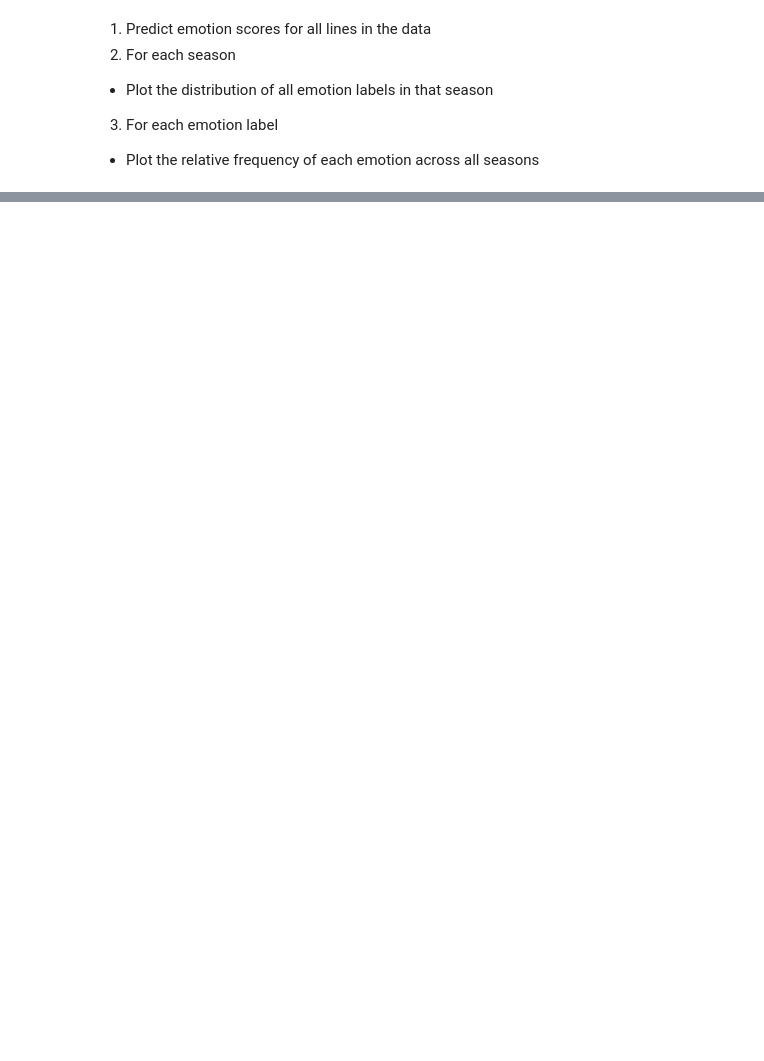
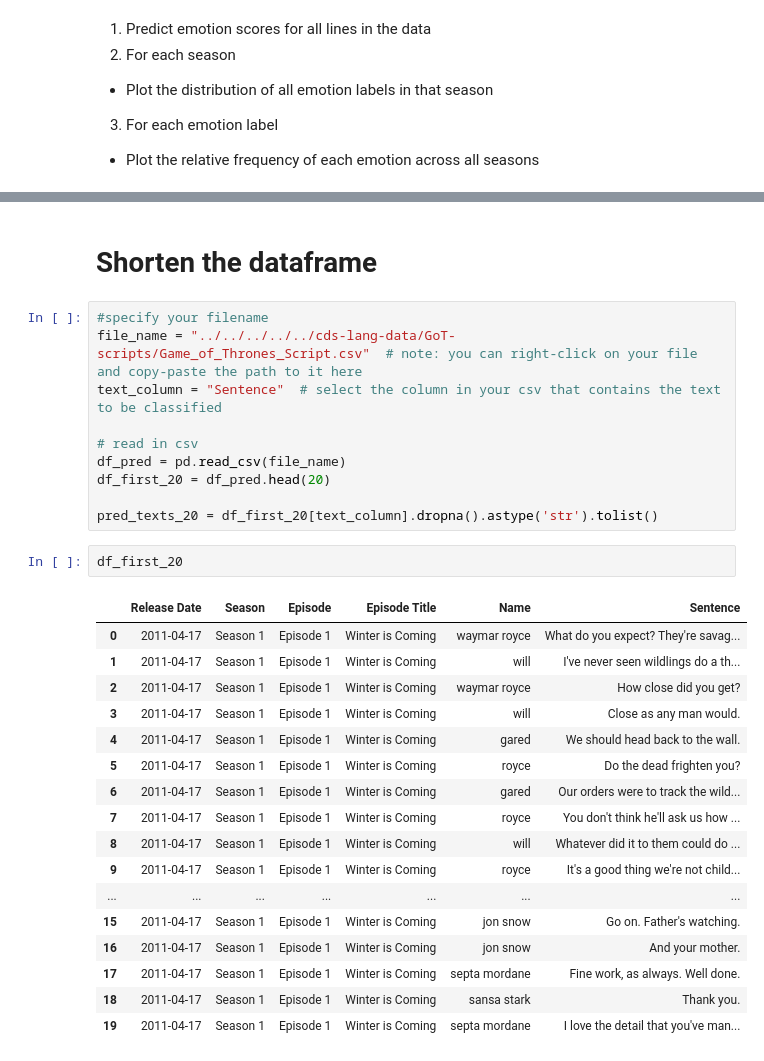
Before and after one commit to idadencker/CSA_laguage, a Jupyter notebook: cds-lang-assignment-4/src/test.ipynb, the cells around one changed output, grey strips where cells are left out. Cells and saved outputs as stored; diff of their text form; blank space fills up the shorter version.

```diff
--- a/cds-lang-assignment-4/src/test.ipynb
+++ b/cds-lang-assignment-4/src/test.ipynb
@@ -10,0 +41,32 @@ from transformers import pipeline
+# %% [markdown]
+# Shorten the dataframe
+# %%
+#specify your filename
+file_name = "../../../../../cds-lang-data/GoT-scripts/Game_of_Thrones_Script.csv"  # note: you can right-click on your file and copy-paste the path to it here
+text_column = "Sentence"  # select the column in your csv that contains the text to be classified
+
+# read in csv
+df_pred = pd.read_csv(file_name)
+df_first_20 = df_pred.head(20)
+
+pred_texts_20 = df_first_20[text_column].dropna().astype('str').tolist()
+# %%
+df_first_20
+# %% [output]
+|  | Release Date | Season | Episode | Episode Title | Name | Sentence |
+| 0 | 2011-04-17 | Season 1 | Episode 1 | Winter is Coming | waymar royce | What do you expect? They're savag... |
+| 1 | 2011-04-17 | Season 1 | Episode 1 | Winter is Coming | will | I've never seen wildlings do a th... |
+| 2 | 2011-04-17 | Season 1 | Episode 1 | Winter is Coming | waymar royce | How close did you get? |
+| 3 | 2011-04-17 | Season 1 | Episode 1 | Winter is Coming | will | Close as any man would. |
+| 4 | 2011-04-17 | Season 1 | Episode 1 | Winter is Coming | gared | We should head back to the wall. |
+| 5 | 2011-04-17 | Season 1 | Episode 1 | Winter is Coming | royce | Do the dead frighten you? |
+| 6 | 2011-04-17 | Season 1 | Episode 1 | Winter is Coming | gared | Our orders were to track the wild... |
+| 7 | 2011-04-17 | Season 1 | Episode 1 | Winter is Coming | royce | You don't think he'll ask us how ... |
+| 8 | 2011-04-17 | Season 1 | Episode 1 | Winter is Coming | will | Whatever did it to them could do ... |
+| 9 | 2011-04-17 | Season 1 | Episode 1 | Winter is Coming | royce | It's a good thing we're not child... |
+| ... | ... | ... | ... | ... | ... | ... |
+| 15 | 2011-04-17 | Season 1 | Episode 1 | Winter is Coming | jon snow | Go on. Father's watching. |
+| 16 | 2011-04-17 | Season 1 | Episode 1 | Winter is Coming | jon snow | And your mother. |
+| 17 | 2011-04-17 | Season 1 | Episode 1 | Winter is Coming | septa mordane | Fine work, as always. Well done. |
+| 18 | 2011-04-17 | Season 1 | Episode 1 | Winter is Coming | sansa stark | Thank you. |
+| 19 | 2011-04-17 | Season 1 | Episode 1 | Winter is Coming | septa mordane | I love the detail that you've man... |
```
Also changed, not shown: parts of 37 cells of this notebook, 1 other file.
